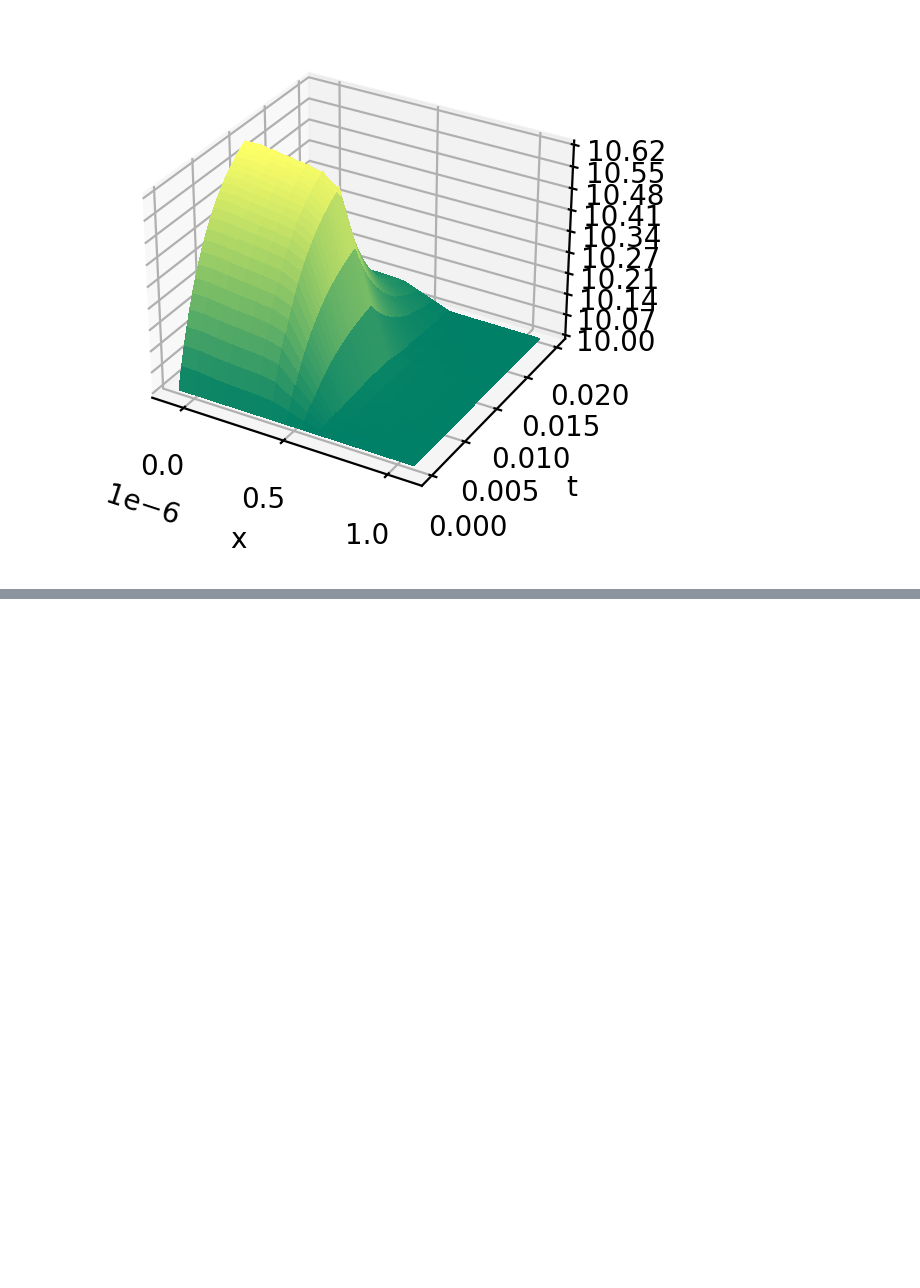
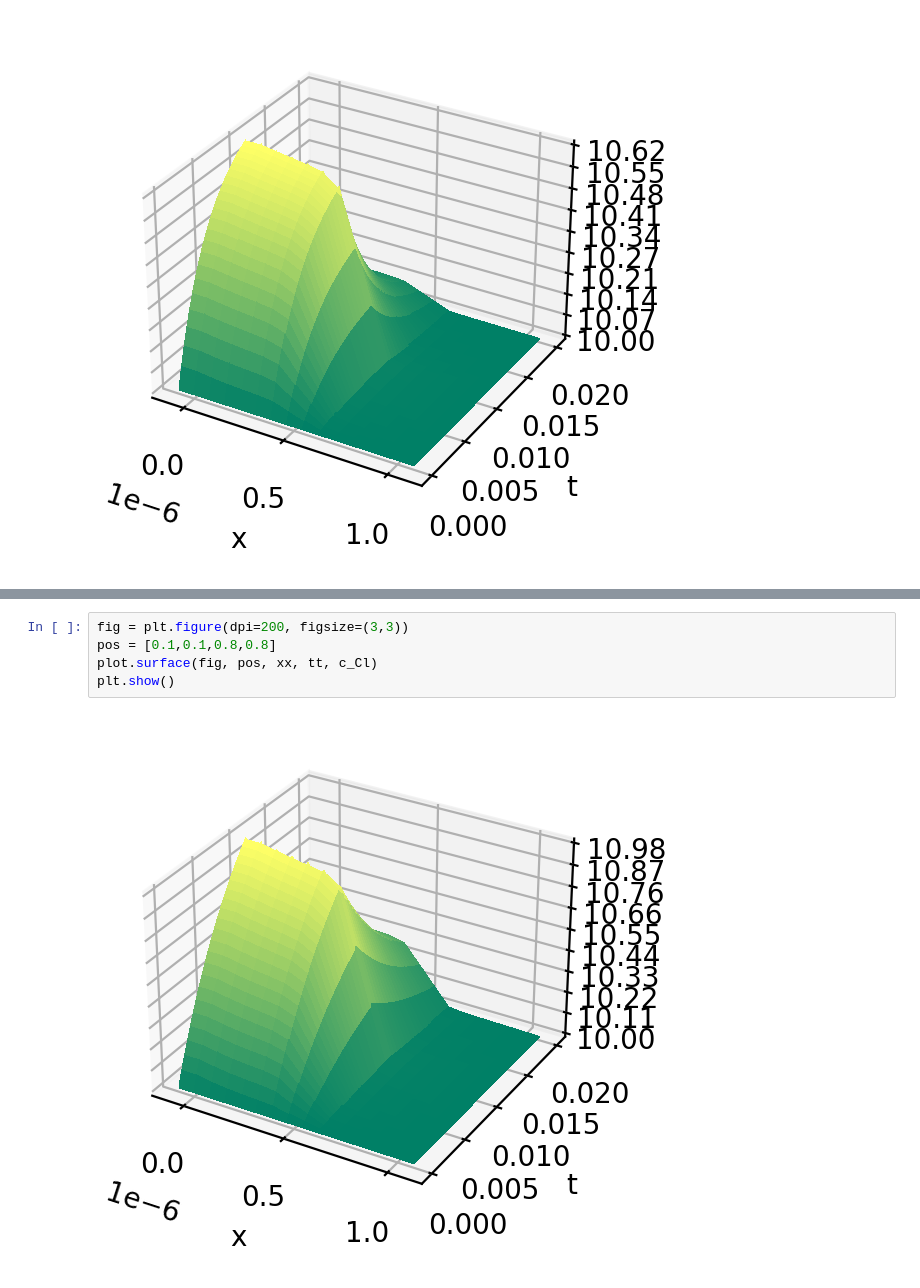
Before and after one commit to feblmu/Eberhardt2024Ion-concentration, a Jupyter notebook: notebooks/analyze_full_run.ipynb, the cells around one changed output, grey strips where cells are left out. Drawn from its saved outputs; the diff is of its cells as text; blank space fills up the shorter version.

```diff
--- a/notebooks/analyze_full_run.ipynb
+++ b/notebooks/analyze_full_run.ipynb
@@ -61,0 +111,7 @@ plt.show()
+# %%
+fig = plt.figure(dpi=200, figsize=(3,3))
+pos = [0.1,0.1,0.8,0.8]
+plot.surface(fig, pos, xx, tt, c_Cl)
+plt.show()
+# %% [output]
+[figure, added]
```
Also changed, not shown: parts of 10 cells of this notebook, 2 other files.
